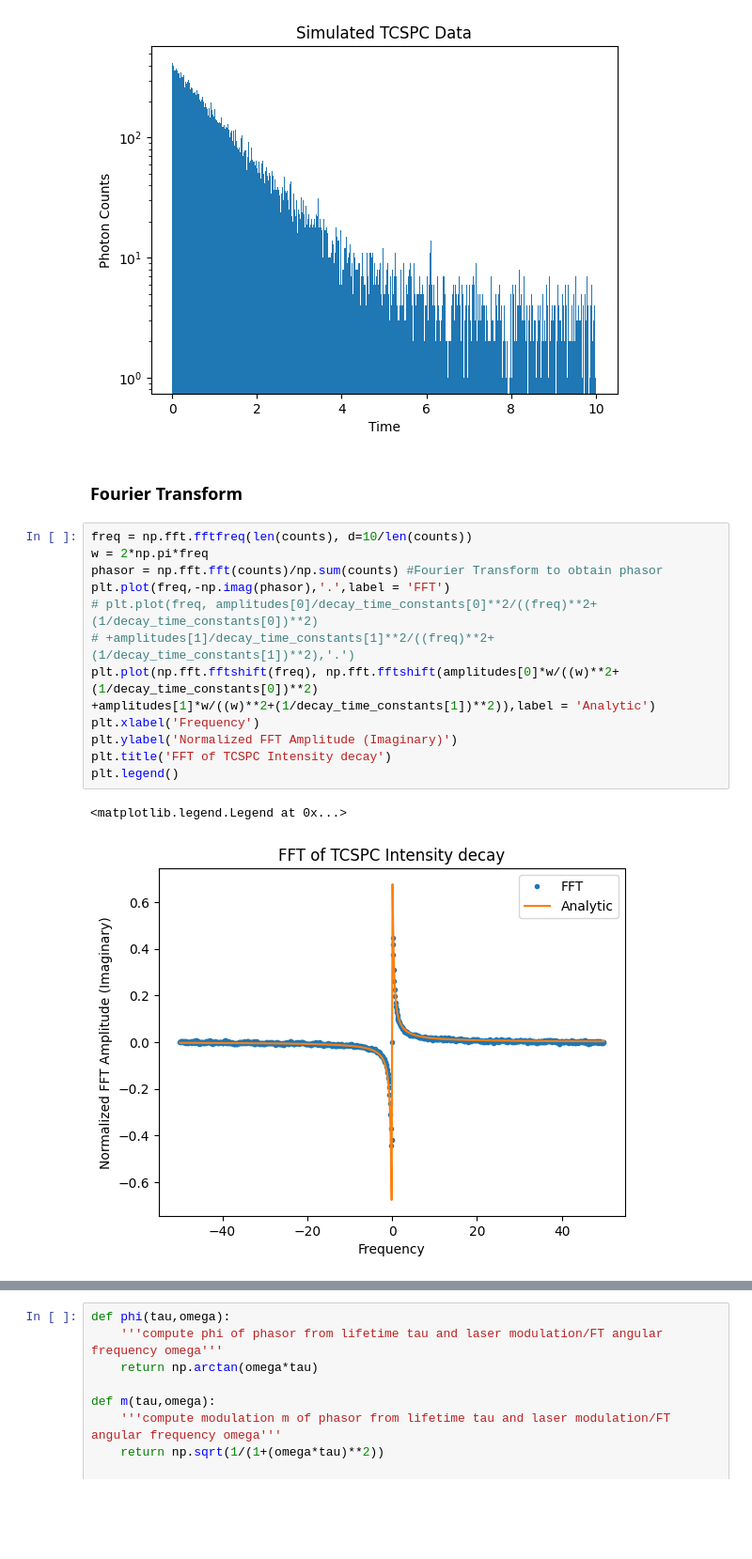
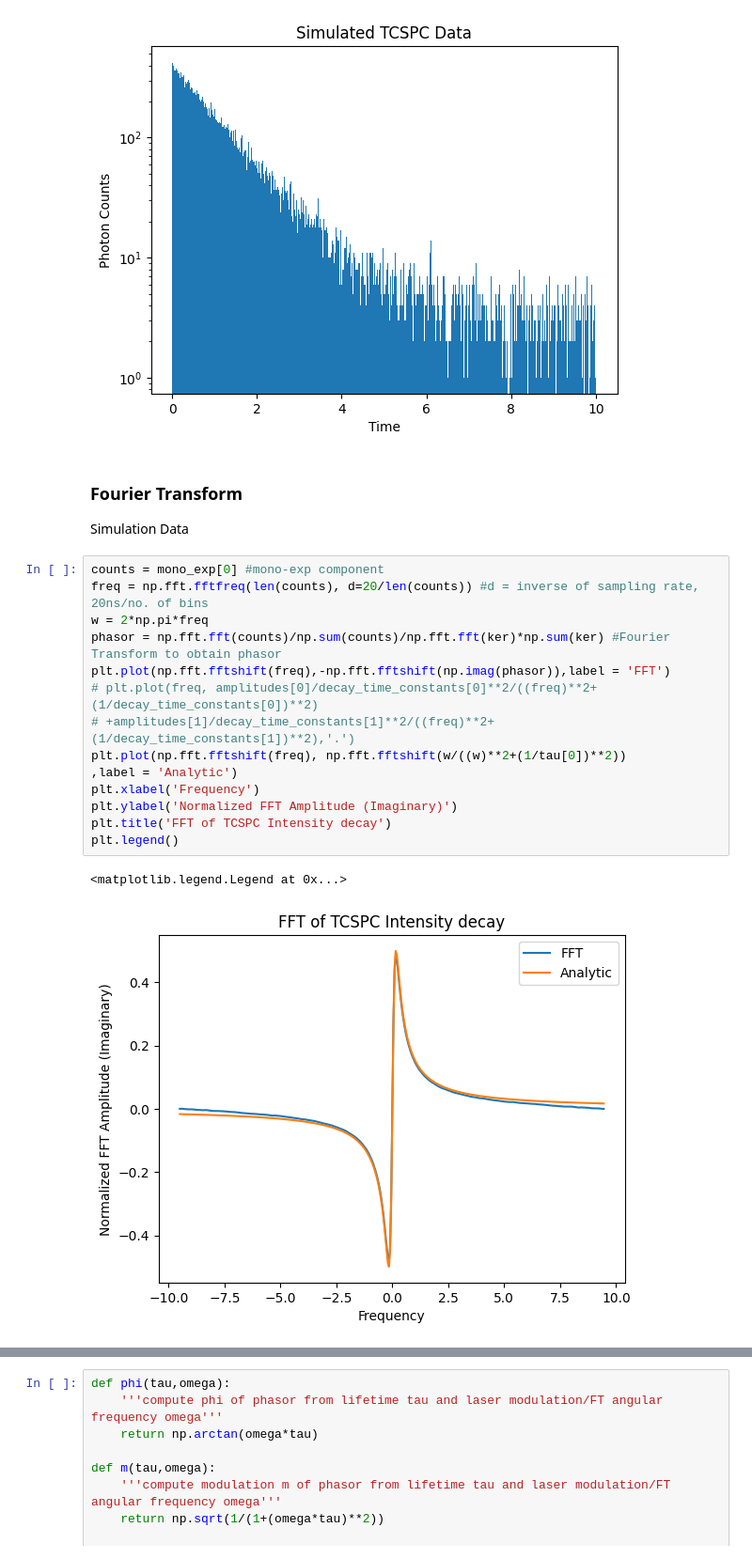
Before and after one commit to ngcnpeter/Y3_Group_Project_2B, a Jupyter notebook: TCSPC-simulation/2Bsimulation.ipynb, the cells around one changed output, grey strips where cells are left out. Shown at 94% size. Drawn from its saved outputs; the diff is of its cells as text; blank space fills up the shorter version.

Commit message:
update phasor

```diff
--- a/TCSPC-simulation/2Bsimulation.ipynb
+++ b/TCSPC-simulation/2Bsimulation.ipynb
@@ -233,19 +250,22 @@ plt.show()
 [figure]
 # %% [markdown]
 ### Fourier Transform
+
+Simulation Data
 # %%
-freq = np.fft.fftfreq(len(counts), d=10/len(counts))
+counts = mono_exp[0] #mono-exp component
+freq = np.fft.fftfreq(len(counts), d=20/len(counts)) #d = inverse of sampling rate, 20ns/no. of bins
 w = 2*np.pi*freq
-phasor = np.fft.fft(counts)/np.sum(counts) #Fourier Transform to obtain phasor
-plt.plot(freq,-np.imag(phasor),'.',label = 'FFT')
+phasor = np.fft.fft(counts)/np.sum(counts)/np.fft.fft(ker)*np.sum(ker) #Fourier Transform to obtain phasor
+plt.plot(np.fft.fftshift(freq),-np.fft.fftshift(np.imag(phasor)),label = 'FFT')
 # plt.plot(freq, amplitudes[0]/decay_time_constants[0]**2/((freq)**2+(1/decay_time_constants[0])**2)
 # +amplitudes[1]/decay_time_constants[1]**2/((freq)**2+(1/decay_time_constants[1])**2),'.')
-plt.plot(np.fft.fftshift(freq), np.fft.fftshift(amplitudes[0]*w/((w)**2+(1/decay_time_constants[0])**2)
-+amplitudes[1]*w/((w)**2+(1/decay_time_constants[1])**2)),label = 'Analytic')
+plt.plot(np.fft.fftshift(freq), np.fft.fftshift(w/((w)**2+(1/tau[0])**2))
+,label = 'Analytic')
 plt.xlabel('Frequency')
 plt.ylabel('Normalized FFT Amplitude (Imaginary)')
 plt.title('FFT of TCSPC Intensity decay')
 plt.legend()
 # %% [output]
 <matplotlib.legend.Legend at 0x...>
-[figure, old version]
+[figure, new version]
```
Also changed, not shown: parts of 10 cells of this notebook.
